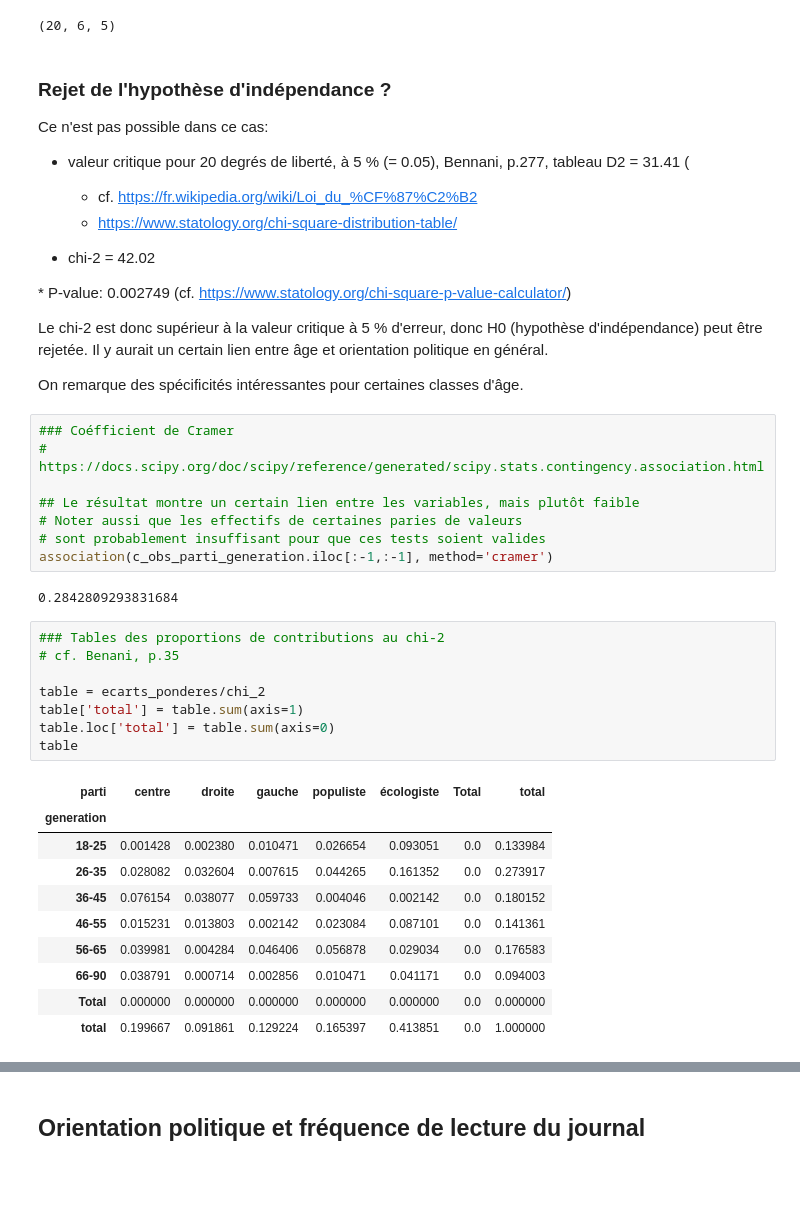
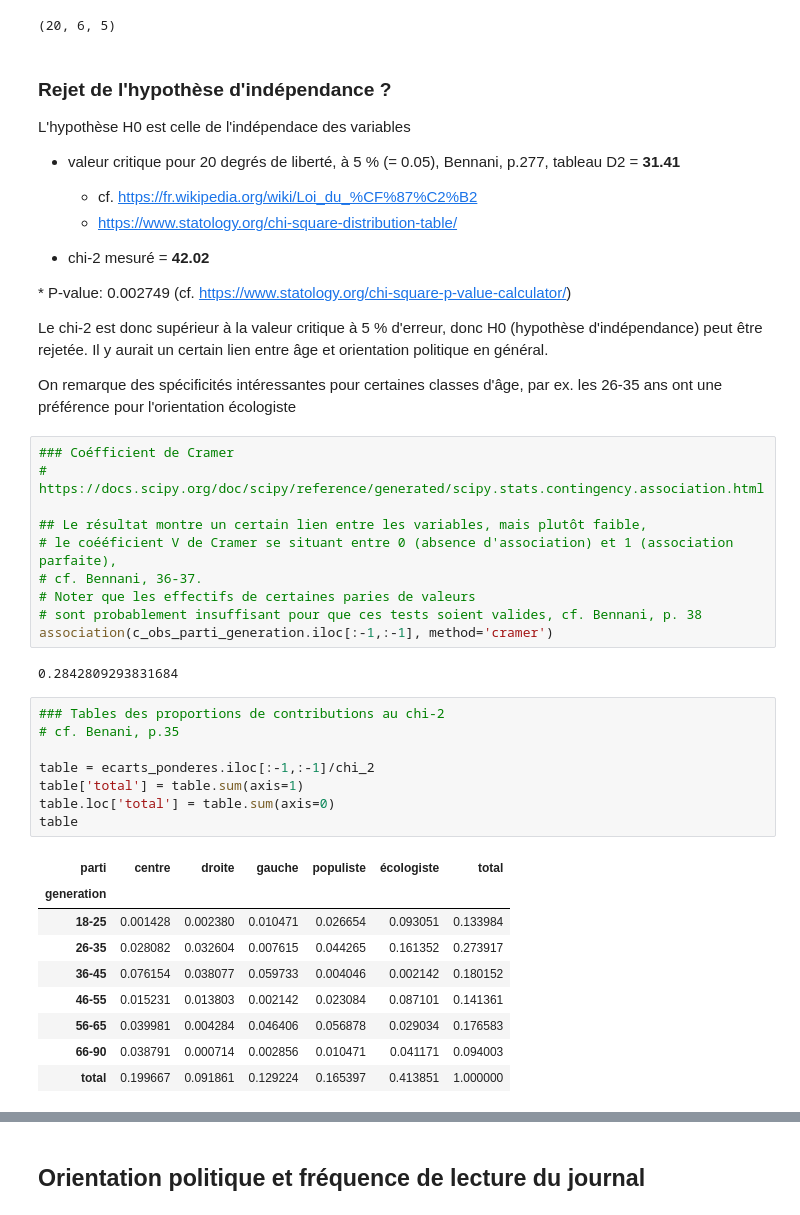
Before and after one commit to Sciences-historiques-numeriques/histoire_numerique_methodes, a Jupyter notebook: statistiques_descriptives/analyse_bivariee_quali.ipynb, the cells around one changed output, grey strips where cells are left out. Drawn from its saved outputs; the diff is of its cells as text; blank space fills up the shorter version.

```diff
--- a/statistiques_descriptives/analyse_bivariee_quali.ipynb
+++ b/statistiques_descriptives/analyse_bivariee_quali.ipynb
@@ -420,48 +420,50 @@ plt.show()
 # %% [markdown]
 ### Rejet de l'hypothèse d'indépendance ?
 
-Ce n'est pas possible dans ce cas:
+L'hypothèse H0 est celle de l'indépendace des variables
 
-* valeur critique pour 20 degrés de liberté, à 5 % (= 0.05), Bennani, p.277, tableau D2 = 31.41 (
+* valeur critique pour 20 degrés de liberté, à 5 % (= 0.05), Bennani, p.277, tableau D2 = __31.41__
    * cf. https://fr.wikipedia.org/wiki/Loi_du_%CF%87%C2%B2
    *  https://www.statology.org/chi-square-distribution-table/
 
-* chi-2 = 42.02
+
+* chi-2 mesuré = __42.02__
 
 * P-value:  0.002749 (cf. https://www.statology.org/chi-square-p-value-calculator/)
 
 
 Le chi-2 est donc supérieur à la valeur critique à 5 % d'erreur, donc H0 (hypothèse d'indépendance) peut être rejetée. Il y aurait un certain lien entre âge et orientation politique en général.
 
-On remarque des spécificités intéressantes pour certaines classes d'âge.
+On remarque des spécificités intéressantes pour certaines classes d'âge, par ex. les 26-35 ans ont une préférence pour l'orientation écologiste
 # %%
 ### Coéfficient de Cramer
 # https://docs.scipy.org/doc/scipy/reference/generated/scipy.stats.contingency.association.html
 
-## Le résultat montre un certain lien entre les variables, mais plutôt faible
-# Noter aussi que les effectifs de certaines paries de valeurs
-# sont probablement insuffisant pour que ces tests soient valides
+## Le résultat montre un certain lien entre les variables, mais plutôt faible,
+# le coééficient V de Cramer se situant entre 0 (absence d'association) et 1 (association parfaite),
+# cf. Bennani, 36-37.
+# Noter que les effectifs de certaines paries de valeurs
+# sont probablement insuffisant pour que ces tests soient valides, cf. Bennani, p. 38
 association(c_obs_parti_generation.iloc[:-1,:-1], method='cramer')
 # %% [output]
 0.2842809293831684
 # %%
 ### Tables des proportions de contributions au chi-2
 # cf. Benani, p.35
 
-table = ecarts_ponderes/chi_2
+table = ecarts_ponderes.iloc[:-1,:-1]/chi_2
 table['total'] = table.sum(axis=1)
 table.loc['total'] = table.sum(axis=0)
 table
 # %% [output]
-| parti | centre | droite | gauche | populiste | écologiste | Total | total |
-| generation |  |  |  |  |  |  |  |
-| 18-25 | 0.001428 | 0.002380 | 0.010471 | 0.026654 | 0.093051 | 0.0 | 0.133984 |
-| 26-35 | 0.028082 | 0.032604 | 0.007615 | 0.044265 | 0.161352 | 0.0 | 0.273917 |
-| 36-45 | 0.076154 | 0.038077 | 0.059733 | 0.004046 | 0.002142 | 0.0 | 0.180152 |
-| 46-55 | 0.015231 | 0.013803 | 0.002142 | 0.023084 | 0.087101 | 0.0 | 0.141361 |
-| 56-65 | 0.039981 | 0.004284 | 0.046406 | 0.056878 | 0.029034 | 0.0 | 0.176583 |
-| 66-90 | 0.038791 | 0.000714 | 0.002856 | 0.010471 | 0.041171 | 0.0 | 0.094003 |
-| Total | 0.000000 | 0.000000 | 0.000000 | 0.000000 | 0.000000 | 0.0 | 0.000000 |
-| total | 0.199667 | 0.091861 | 0.129224 | 0.165397 | 0.413851 | 0.0 | 1.000000 |
+| parti | centre | droite | gauche | populiste | écologiste | total |
+| generation |  |  |  |  |  |  |
+| 18-25 | 0.001428 | 0.002380 | 0.010471 | 0.026654 | 0.093051 | 0.133984 |
+| 26-35 | 0.028082 | 0.032604 | 0.007615 | 0.044265 | 0.161352 | 0.273917 |
+| 36-45 | 0.076154 | 0.038077 | 0.059733 | 0.004046 | 0.002142 | 0.180152 |
+| 46-55 | 0.015231 | 0.013803 | 0.002142 | 0.023084 | 0.087101 | 0.141361 |
+| 56-65 | 0.039981 | 0.004284 | 0.046406 | 0.056878 | 0.029034 | 0.176583 |
+| 66-90 | 0.038791 | 0.000714 | 0.002856 | 0.010471 | 0.041171 | 0.094003 |
+| total | 0.199667 | 0.091861 | 0.129224 | 0.165397 | 0.413851 | 1.000000 |
 # %%
 ### % plus lisibles
```
Also changed, not shown: parts of 7 cells of this notebook.
